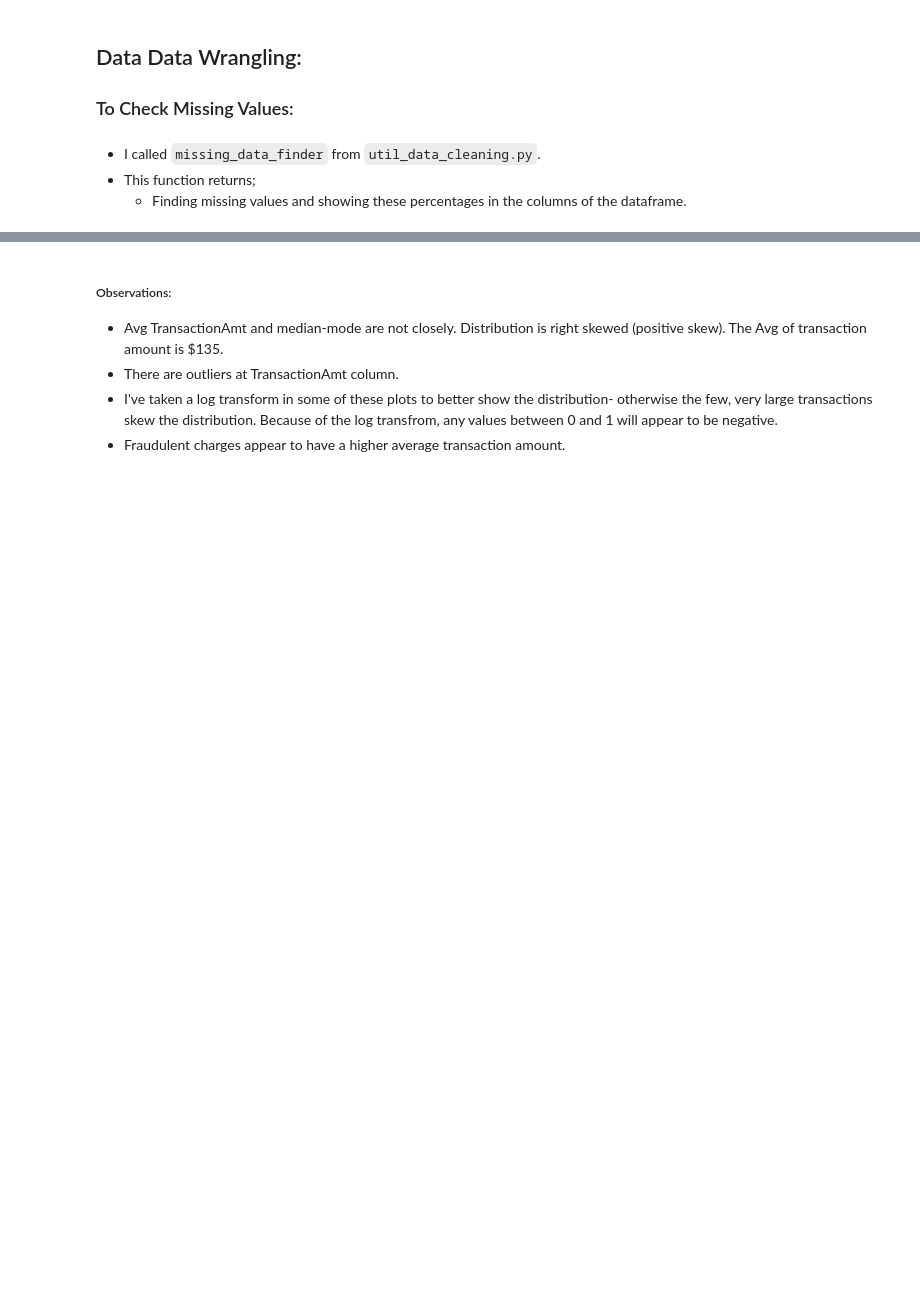
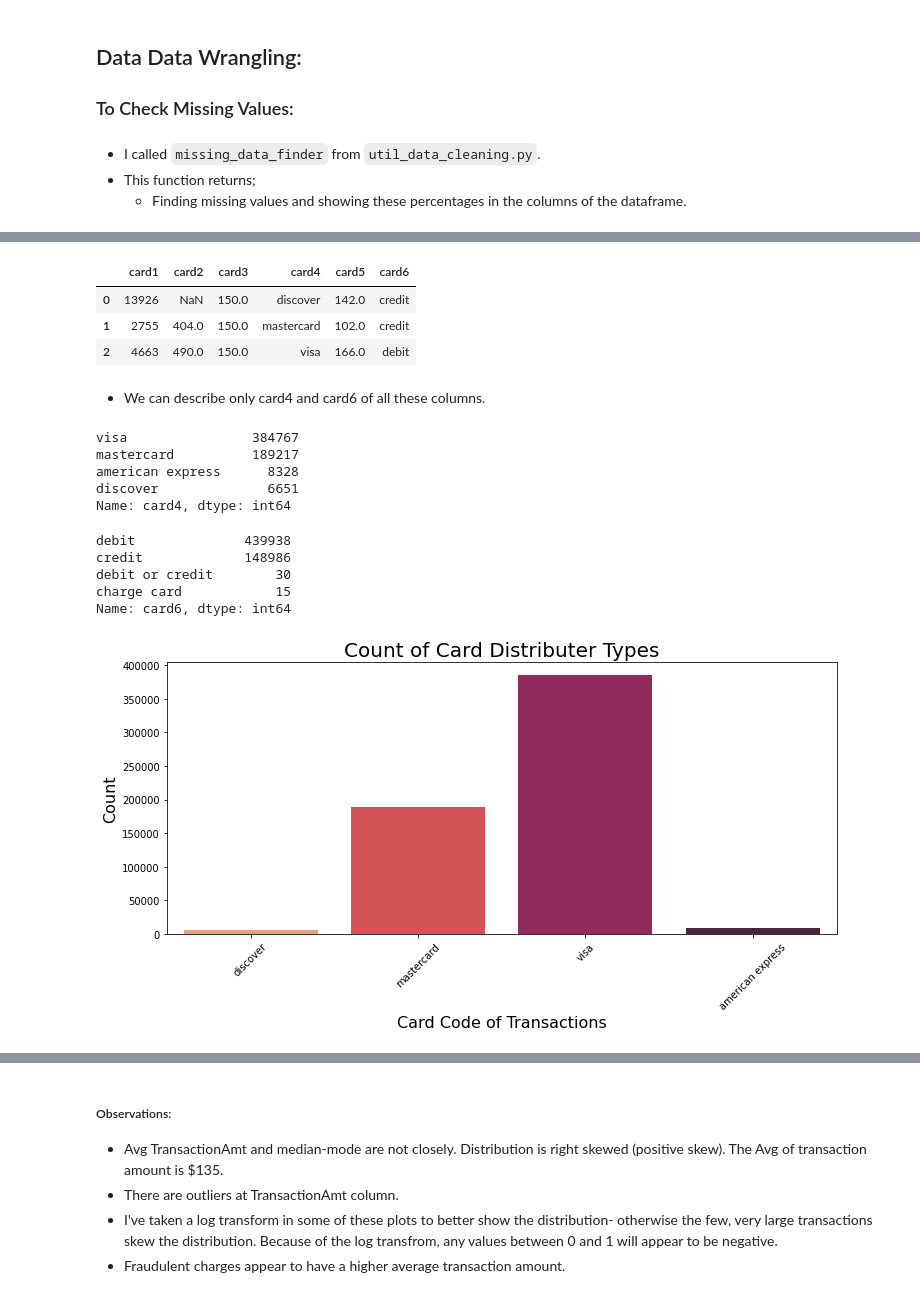
Before and after one commit to ElifKarakutukDinc/IEEE-CIS-Fraud-Detection, a Jupyter notebook: EDA.ipynb, the cells around one changed output, grey strips where cells are left out. Drawn from its saved outputs; the diff is of its cells as text; code cells hidden in the pictures; blank space fills up the shorter version.

```diff
--- a/EDA.ipynb
+++ b/EDA.ipynb
@@ -355,0 +355,37 @@ Mean transaction amt for non-fraud is 134.5117
+# %%
+card_cols = [c for c in train_transaction.columns if "card" in c]
+train_transaction[card_cols].head(3)
+# %% [output]
+|  | card1 | card2 | card3 | card4 | card5 | card6 |
+| 0 | 13926 | NaN | 150.0 | discover | 142.0 | credit |
+| 1 | 2755 | 404.0 | 150.0 | mastercard | 102.0 | credit |
+| 2 | 4663 | 490.0 | 150.0 | visa | 166.0 | debit |
+# %% [markdown]
+* We can describe only card4 and card6 of all these columns.
+# %%
+train_transaction.card4.value_counts()
+# %% [output]
+visa                384767
+mastercard          189217
+american express      8328
+discover              6651
+Name: card4, dtype: int64
+# %%
+train_transaction.card6.value_counts()
+# %% [output]
+debit              439938
+credit             148986
+debit or credit        30
+charge card            15
+Name: card6, dtype: int64
+# %%
+countplot_viz(
+    train_transaction,
+    "card4",
+    "Card Code of Transactions",
+    "Count",
+    "Count of Card Distributer Types",
+    palette="rocket_r",
+)
+# %% [output]
+[figure, added]
```
Also changed, not shown: parts of 54 cells of this notebook.
